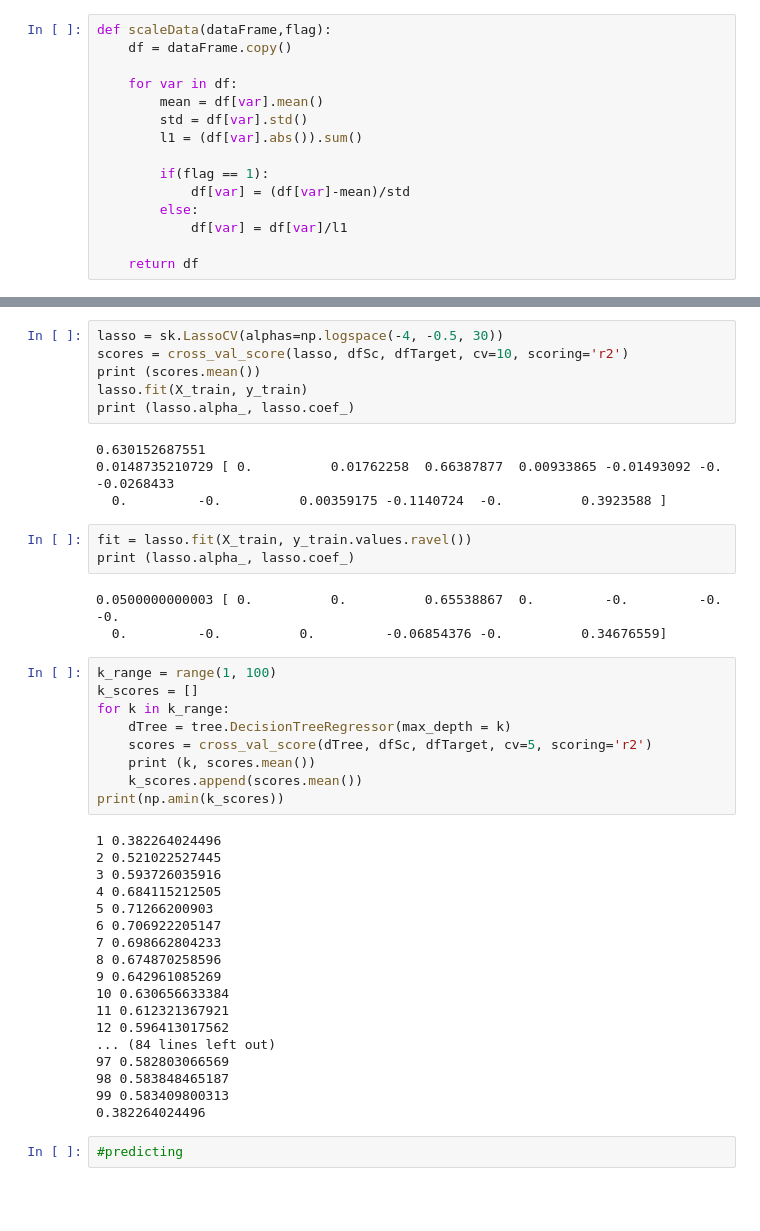
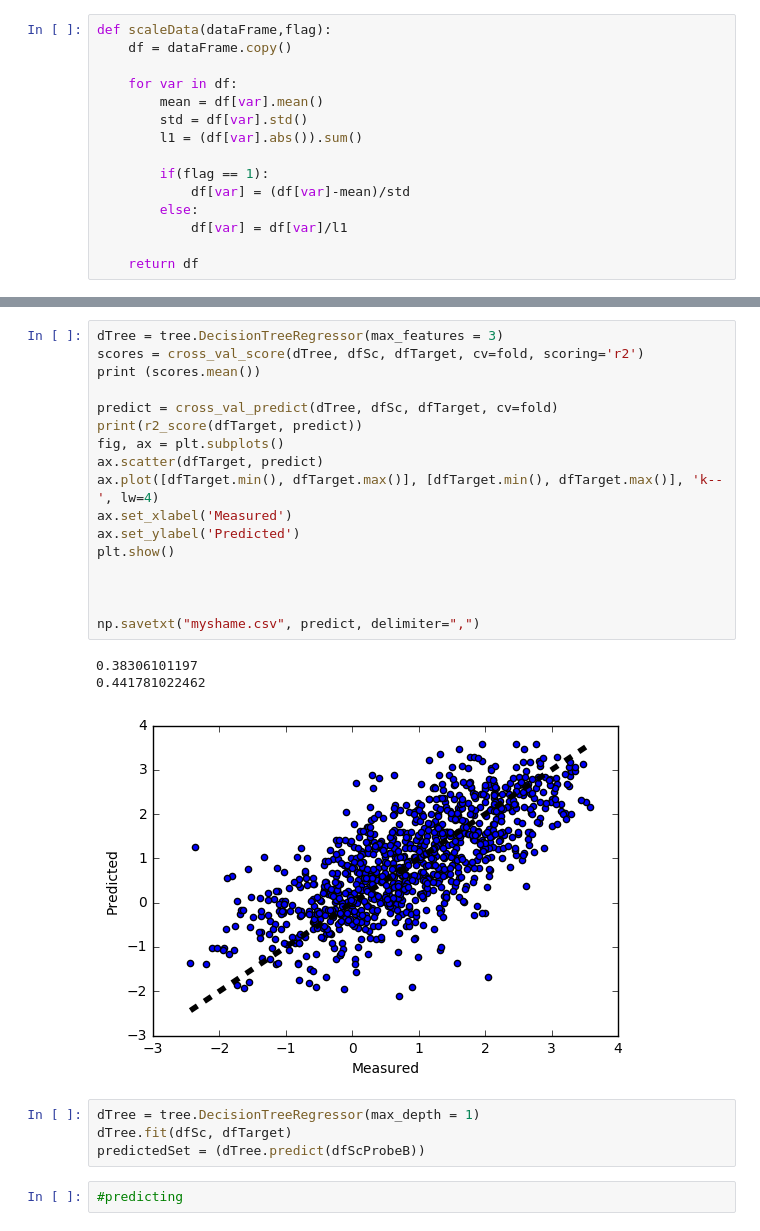
Before and after one commit to shehel/ml, a Jupyter notebook: Ml-Assignment-1-t2.ipynb, the cells around one changed output, grey strips where cells are left out. Saved outputs shown, nothing was run; the diff lists cells and outputs as text; blank space fills up the shorter version.

```diff
--- a/Ml-Assignment-1-t2.ipynb
+++ b/Ml-Assignment-1-t2.ipynb
@@ -100,46 +91,28 @@ print (lasso.alpha_, lasso.coef_)
-# %%
-lasso = sk.LassoCV(alphas=np.logspace(-4, -0.5, 30))
-scores = cross_val_score(lasso, dfSc, dfTarget, cv=10, scoring='r2')
-print (scores.mean())
-lasso.fit(X_train, y_train)
-print (lasso.alpha_, lasso.coef_)
-# %% [output]
-0.630152687551
-0.0148735210729 [ 0.          0.01762258  0.66387877  0.00933865 -0.01493092 -0.         -0.0268433
-  0.         -0.          0.00359175 -0.1140724  -0.          0.3923588 ]
-# %%
-fit = lasso.fit(X_train, y_train.values.ravel())
-print (lasso.alpha_, lasso.coef_)
-# %% [output]
-0.0500000000003 [ 0.          0.          0.65538867  0.         -0.         -0.         -0.
-  0.         -0.          0.         -0.06854376 -0.          0.34676559]
-# %%
-k_range = range(1, 100)
-k_scores = []
-for k in k_range:
-    dTree = tree.DecisionTreeRegressor(max_depth = k)
-    scores = cross_val_score(dTree, dfSc, dfTarget, cv=5, scoring='r2')
-    print (k, scores.mean())
-    k_scores.append(scores.mean())
-print(np.amin(k_scores))
-# %% [output]
-1 0.382264024496
-2 0.521022527445
-3 0.593726035916
-4 0.684115212505
-5 0.71266200903
-6 0.706922205147
-7 0.698662804233
-8 0.674870258596
-9 0.642961085269
-10 0.630656633384
-11 0.612321367921
-12 0.596413017562
-... (84 lines left out)
-97 0.582803066569
-98 0.583848465187
-99 0.583409800313
-0.382264024496
+# %%
+dTree = tree.DecisionTreeRegressor(max_features = 3)
+scores = cross_val_score(dTree, dfSc, dfTarget, cv=fold, scoring='r2')
+print (scores.mean())
+
+predict = cross_val_predict(dTree, dfSc, dfTarget, cv=fold)
+print(r2_score(dfTarget, predict))
+fig, ax = plt.subplots()
+ax.scatter(dfTarget, predict)
+ax.plot([dfTarget.min(), dfTarget.max()], [dfTarget.min(), dfTarget.max()], 'k--', lw=4)
+ax.set_xlabel('Measured')
+ax.set_ylabel('Predicted')
+plt.show()
+
+
+
+np.savetxt("myshame.csv", predict, delimiter=",")
+# %% [output]
+0.38306101197
+0.441781022462
+[figure, added]
+# %%
+dTree = tree.DecisionTreeRegressor(max_depth = 1)
+dTree.fit(dfSc, dfTarget)
+predictedSet = (dTree.predict(dfScProbeB))
 # %%
 #predicting
 # %%
```
Also changed, not shown: parts of 18 cells of this notebook, 11 other files.
